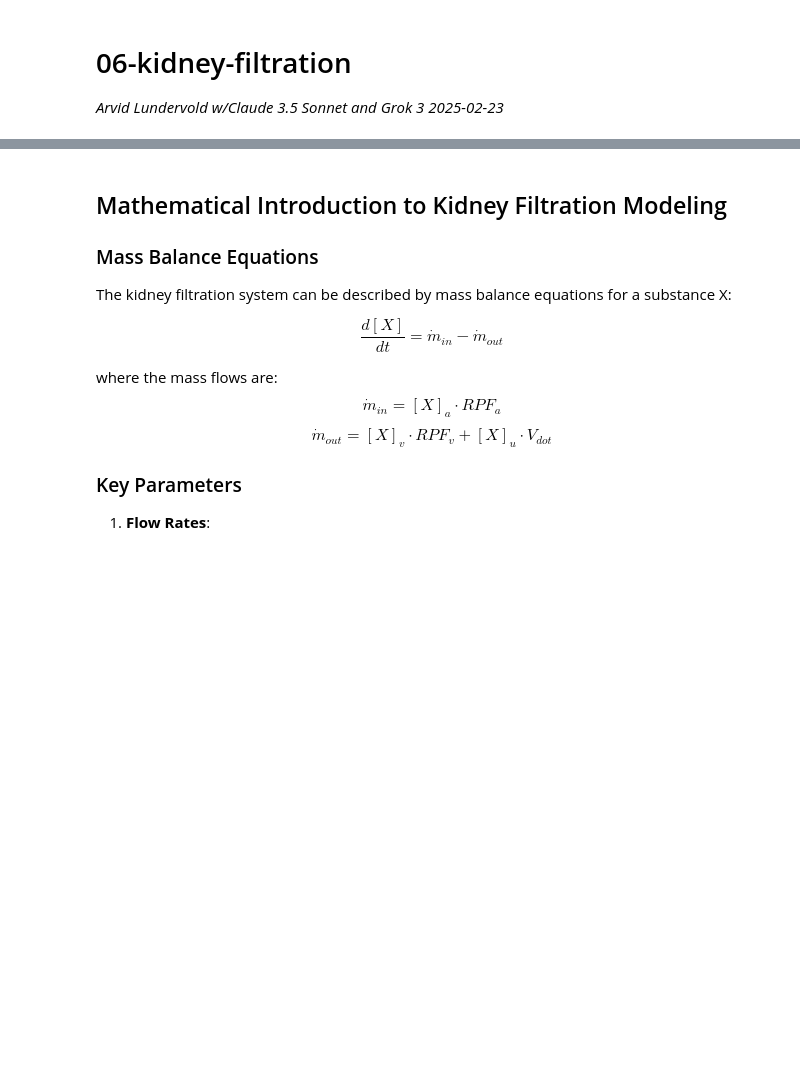
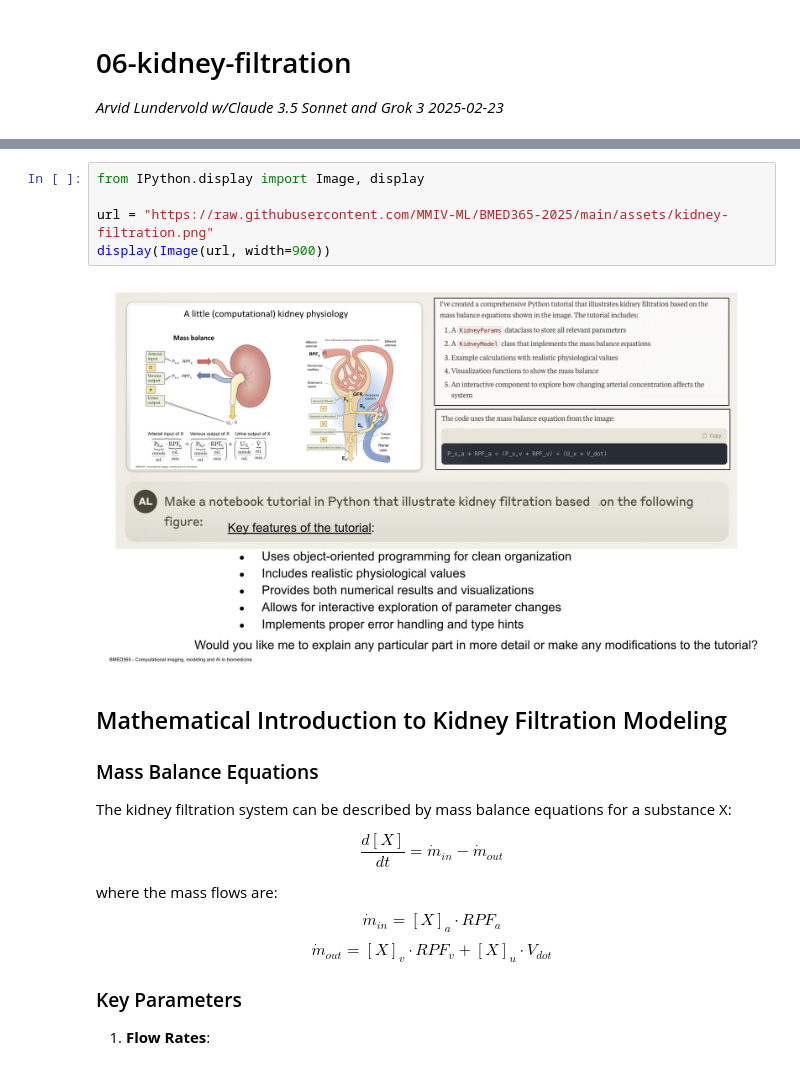
Before and after one commit to MMIV-ML/BMED365-2025, a Jupyter notebook: Lab5-Comp-Mod/notebooks/06-kidney-filtration.ipynb, the cells around one changed output, grey strips where cells are left out. Drawn from its saved outputs; the diff is of its cells as text; blank space fills up the shorter version.

Commit message:
update dash and kidney fig

```diff
--- a/Lab5-Comp-Mod/notebooks/06-kidney-filtration.ipynb
+++ b/Lab5-Comp-Mod/notebooks/06-kidney-filtration.ipynb
@@ -7,3 +5,10 @@ _Arvid Lundervold w/Claude 3.5 Sonnet and Grok 3 2025-02-23_
+# %%
+from IPython.display import Image, display
+
+url = "https://raw.githubusercontent.com/MMIV-ML/BMED365-2025/main/assets/kidney-filtration.png"
+display(Image(url, width=900))
+# %% [output]
+[figure, added]
 # %% [markdown]
 ## Mathematical Introduction to Kidney Filtration Modeling
 
```
Also changed, not shown: parts of 1 cell of this notebook, 1 other file.
